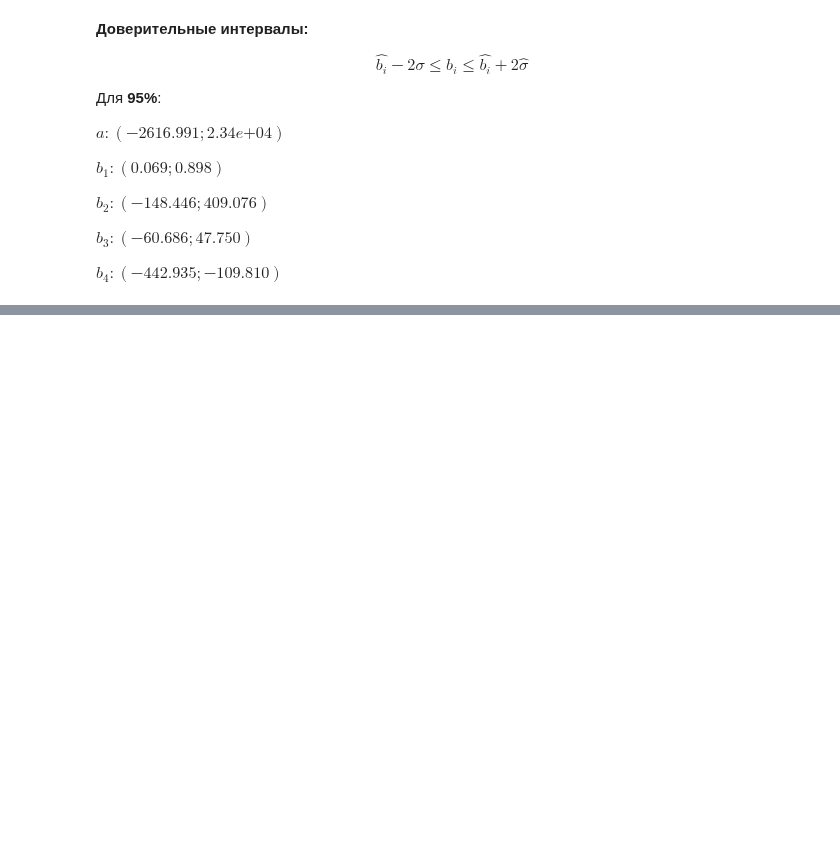
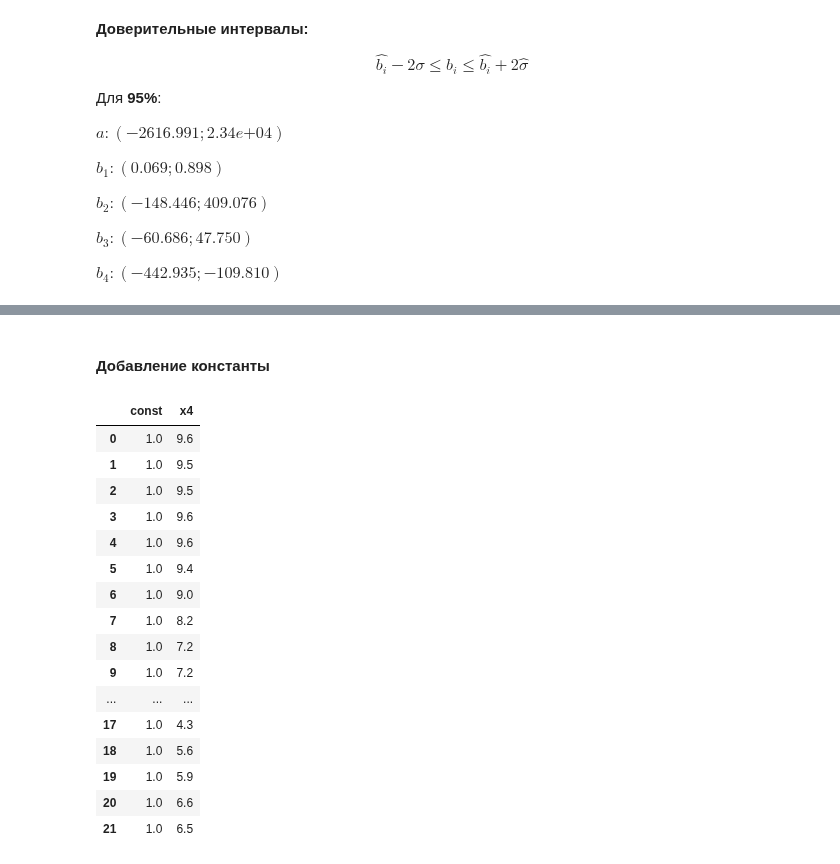
Before and after one commit to belo4ya/My-University, a Jupyter notebook: III Курс/(python) Эконометрика/03_linear_regression/main.ipynb, the cells around one changed output, grey strips where cells are left out. Cells and saved outputs as stored; diff of their text form; code cells hidden in the pictures; blank space fills up the shorter version.

```diff
--- a/III Курс/(python) Эконометрика/03_linear_regression/main.ipynb
+++ b/III Курс/(python) Эконометрика/03_linear_regression/main.ipynb
@@ -236,0 +306,3 @@ $b_4: (-442.935; -109.810)$
+# %%
+x = df['x4']
+x
@@ -236,0 +327,23 @@ $b_4: (-442.935; -109.810)$
+# %% [markdown]
+#### Добавление константы
+# %%
+x = sm.add_constant(x)
+x
+# %% [output]
+|  | const | x4 |
+| 0 | 1.0 | 9.6 |
+| 1 | 1.0 | 9.5 |
+| 2 | 1.0 | 9.5 |
+| 3 | 1.0 | 9.6 |
+| 4 | 1.0 | 9.6 |
+| 5 | 1.0 | 9.4 |
+| 6 | 1.0 | 9.0 |
+| 7 | 1.0 | 8.2 |
+| 8 | 1.0 | 7.2 |
+| 9 | 1.0 | 7.2 |
+| ... | ... | ... |
+| 17 | 1.0 | 4.3 |
+| 18 | 1.0 | 5.6 |
+| 19 | 1.0 | 5.9 |
+| 20 | 1.0 | 6.6 |
+| 21 | 1.0 | 6.5 |
```
Also changed, not shown: parts of 31 cells of this notebook.
